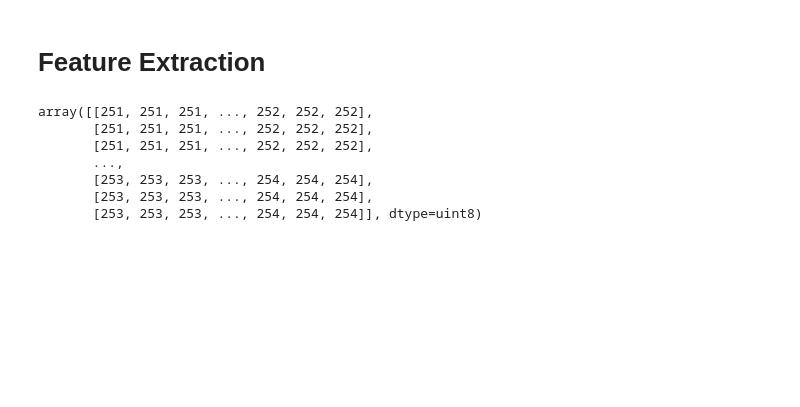
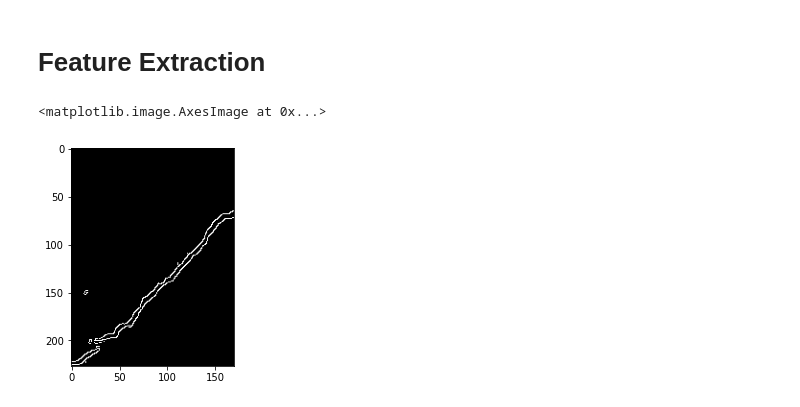
Before and after one commit to Soumyadeep002/wall_crack_detection, a Jupyter notebook: main.ipynb, the cells around one changed output. Cells and saved outputs as stored; diff of their text form; code cells hidden in the pictures; blank space fills up the shorter version.

```diff
--- a/main.ipynb
+++ b/main.ipynb
@@ -26,13 +26,8 @@ plt.imshow(cv2.cvtColor(gray, cv2.COLOR_BGR2RGB))
 # %%
 bfilter = cv2.bilateralFilter(gray, 11, 20, 17) #Noise reduction
 edged = cv2.Canny(bfilter, 20, 200) #Edge detection
-# plt.imshow(cv2.cvtColor(edged, cv2.COLOR_BGR2RGB))
-bfilter
+plt.imshow(cv2.cvtColor(edged, cv2.COLOR_BGR2RGB))
+# bfilter
 # %% [output]
-array([[251, 251, 251, ..., 252, 252, 252],
-       [251, 251, 251, ..., 252, 252, 252],
-       [251, 251, 251, ..., 252, 252, 252],
-       ...,
-       [253, 253, 253, ..., 254, 254, 254],
-       [253, 253, 253, ..., 254, 254, 254],
-       [253, 253, 253, ..., 254, 254, 254]], dtype=uint8)
+<matplotlib.image.AxesImage at 0x...>
+[figure, added]
```
Also changed, not shown: parts of 1 cell of this notebook.
